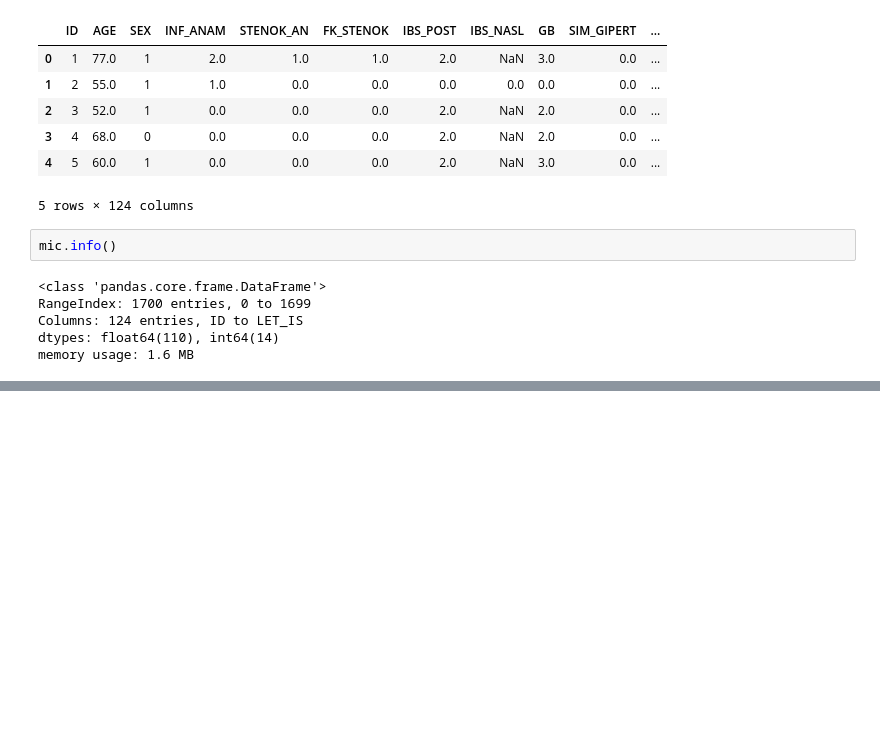
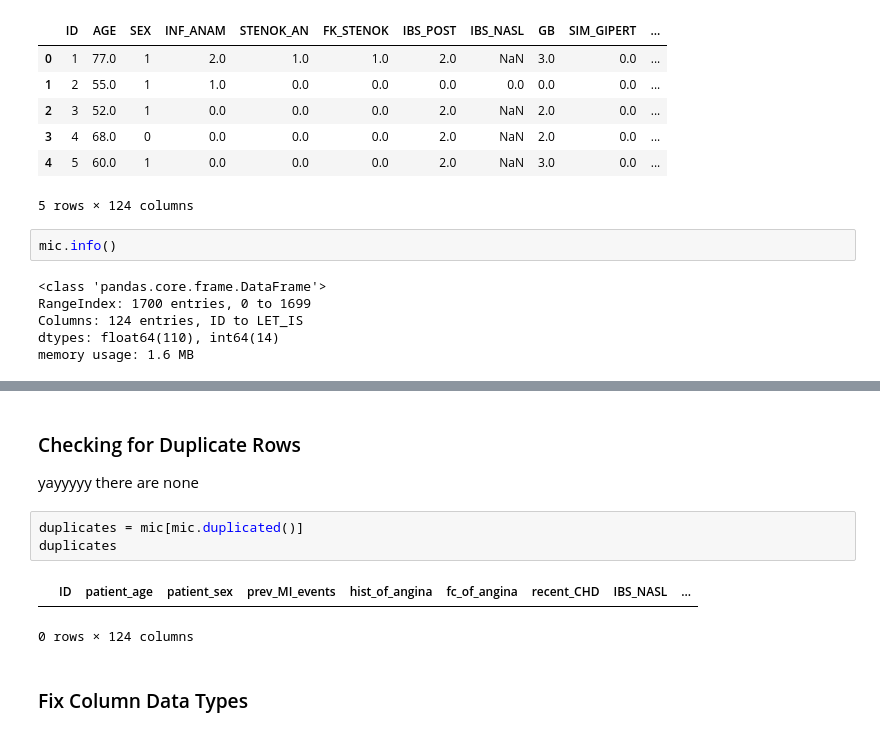
Before and after one commit to natalieseah/MLFinalProject, a Jupyter notebook: DataCleaning.ipynb, the cells around one changed output, grey strips where cells are left out. Drawn from its saved outputs; the diff is of its cells as text; blank space fills up the shorter version.

```diff
--- a/DataCleaning.ipynb
+++ b/DataCleaning.ipynb
@@ -41,0 +99,12 @@ dtype: int64
+# %% [markdown]
+### Checking for Duplicate Rows
+
+yayyyyy there are none
+# %%
+duplicates = mic[mic.duplicated()]
+duplicates
+# %% [output]
+|  | ID | patient_age | patient_sex | prev_MI_events | hist_of_angina | fc_of_angina | recent_CHD | IBS_NASL | ... |
+0 rows × 124 columns
+# %% [markdown]
+### Fix Column Data Types
```
Also changed, not shown: parts of 15 cells of this notebook.
